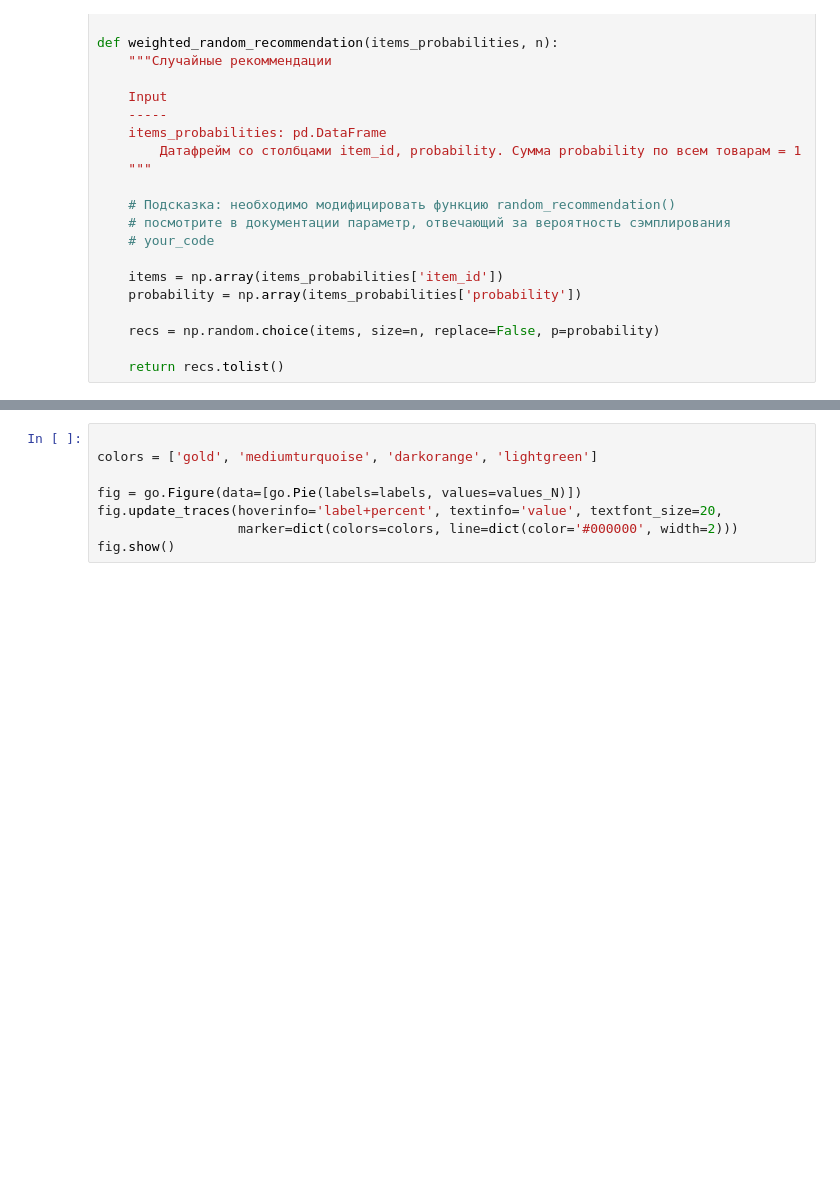
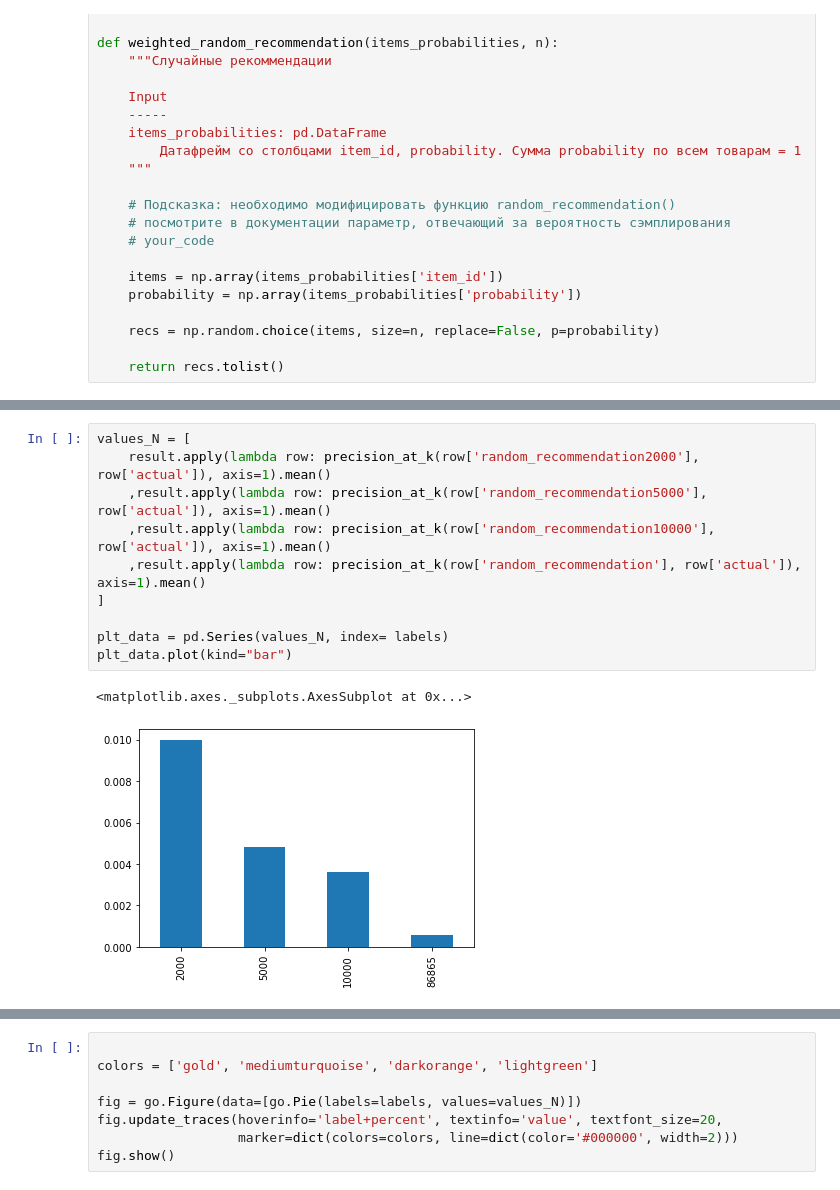
Before and after one commit to mmingalov/geekbrains-recommend-systems, a Jupyter notebook: mmingalov_hw_webinar_2.ipynb, the cells around one changed output, grey strips where cells are left out. Cells and saved outputs as stored; diff of their text form; blank space fills up the shorter version.

```diff
--- a/mmingalov_hw_webinar_2.ipynb
+++ b/mmingalov_hw_webinar_2.ipynb
@@ -294,3 +335,16 @@ result.head(2)
 |  | user_id | actual | random_recommendation | popular_recommendation | itemitem | cosine | tfidf | ... |
 | 0 | 1 | [821867, 834484, 856942, 865456, ... | [888210, 9884308, 1163153, 941975... | [6534178, 6533889, 1029743, 65341... | [1082185, 981760, 1127831, 995242... | [1082185, 981760, 1127831, 109806... | [1082185, 981760, 1127831, 109806... | ... |
 | 1 | 3 | [835476, 851057, 872021, 878302, ... | [1078063, 881635, 6534085, 135114... | [6534178, 6533889, 1029743, 65341... | [1082185, 981760, 1098066, 995242... | [1082185, 1098066, 981760, 826249... | [1082185, 981760, 1098066, 826249... | ... |
+# %%
+values_N = [
+    result.apply(lambda row: precision_at_k(row['random_recommendation2000'], row['actual']), axis=1).mean()
+    ,result.apply(lambda row: precision_at_k(row['random_recommendation5000'], row['actual']), axis=1).mean()
+    ,result.apply(lambda row: precision_at_k(row['random_recommendation10000'], row['actual']), axis=1).mean()
+    ,result.apply(lambda row: precision_at_k(row['random_recommendation'], row['actual']), axis=1).mean()
+]
+
+plt_data = pd.Series(values_N, index= labels)
+plt_data.plot(kind="bar")
+# %% [output]
+<matplotlib.axes._subplots.AxesSubplot at 0x...>
+[figure, added]
```
Also changed, not shown: parts of 38 cells of this notebook.
